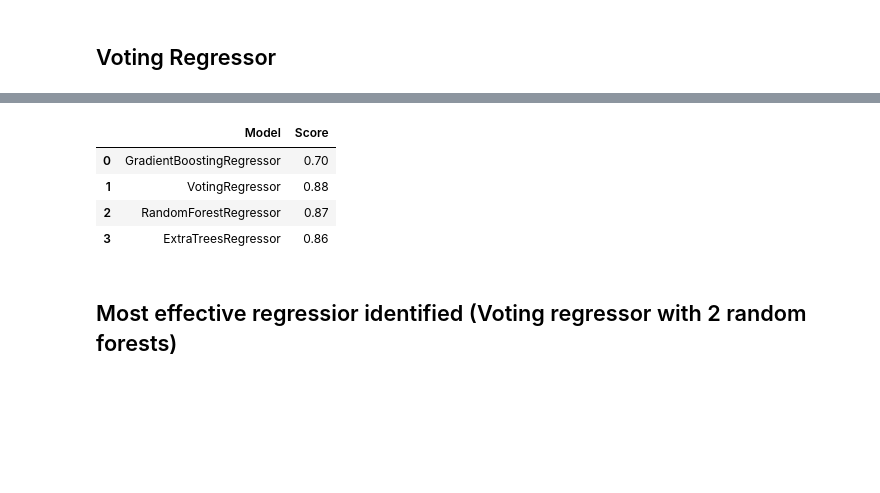
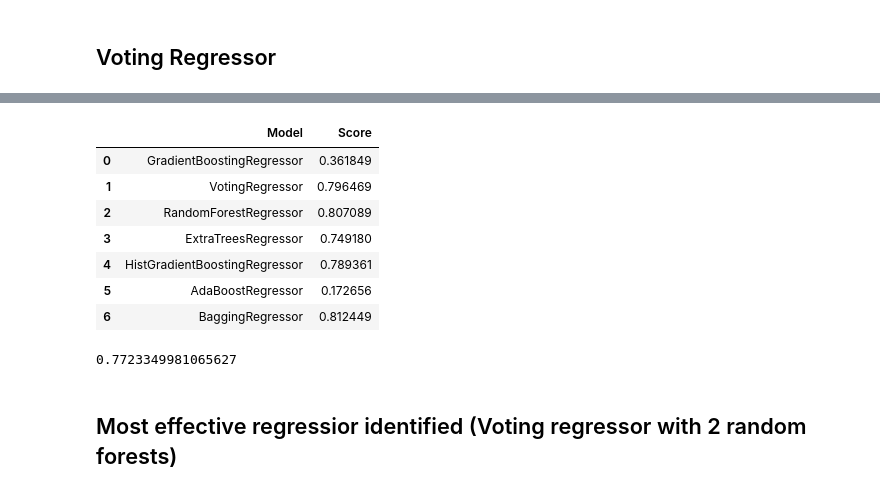
Before and after one commit to nadunys/data-storm-3.0, a Jupyter notebook: 2022-03-27/ds_2.ipynb, the cells around one changed output, grey strips where cells are left out. Drawn from its saved outputs; the diff is of its cells as text; code cells hidden in the pictures; blank space fills up the shorter version.

```diff
--- a/2022-03-27/ds_2.ipynb
+++ b/2022-03-27/ds_2.ipynb
@@ -358,33 +358,40 @@ plt.plot(Y_test - voting_reg_predictions, marker='o', linestyle='')
 # %%
-
-from sklearn.ensemble import GradientBoostingRegressor
+from sklearn.ensemble import GradientBoostingRegressor, HistGradientBoostingRegressor, AdaBoostRegressor, BaggingRegressor
 from sklearn.compose import TransformedTargetRegressor
 from sklearn.preprocessing import QuantileTransformer
 
-#generic function to fit model and return metrics for every algorithm
+# generic function to fit model and return metrics for every algorithm
+
+
 def boost_models(x):
-    #transforming target variable through quantile transformer
-    regr_trans = TransformedTargetRegressor(regressor=x, transformer=QuantileTransformer(output_distribution='normal'))
+    # transforming target variable through quantile transformer
+    regr_trans = TransformedTargetRegressor(
+        regressor=x, transformer=QuantileTransformer(output_distribution='normal'))
     regr_trans.fit(X_train, Y_train)
     yhat = regr_trans.predict(X_test)
-    algoname= x.__class__.__name__
-    return algoname, round(np.sqrt(explained_variance_score(Y_test, yhat)),2)
+    algoname = x.__class__.__name__
+    return algoname, get_ev_score(Y_test, yhat)
 
-r1 = RandomForestRegressor(n_estimators=100, random_state=10, criterion='absolute_error')
+
+r1 = RandomForestRegressor(
+    n_estimators=100, random_state=10, criterion='absolute_error')
 r2 = RandomForestRegressor(n_estimators=10, random_state=1)
 
 vr = VotingRegressor([('rf', r1), ('et', r2)])
 
-algo=[GradientBoostingRegressor(), vr, RandomForestRegressor(), ExtraTreesRegressor()]
-score=[]
+algo = [GradientBoostingRegressor(), vr, RandomForestRegressor(), ExtraTreesRegressor(), HistGradientBoostingRegressor(), AdaBoostRegressor(), BaggingRegressor()]
+score = []
 for a in algo:
     score.append(boost_models(a))
 
-#Collate all scores in a table
+# Collate all scores in a table
 pd.DataFrame(score, columns=['Model', 'Score'])
 # %% [output]
 |  | Model | Score |
-| 0 | GradientBoostingRegressor | 0.70 |
-| 1 | VotingRegressor | 0.88 |
-| 2 | RandomForestRegressor | 0.87 |
-| 3 | ExtraTreesRegressor | 0.86 |
+| 0 | GradientBoostingRegressor | 0.361849 |
+| 1 | VotingRegressor | 0.796469 |
+| 2 | RandomForestRegressor | 0.807089 |
+| 3 | ExtraTreesRegressor | 0.749180 |
+| 4 | HistGradientBoostingRegressor | 0.789361 |
+| 5 | AdaBoostRegressor | 0.172656 |
+| 6 | BaggingRegressor | 0.812449 |
@@ -391,3 +418,7 @@ pd.DataFrame(score, columns=['Model', 'Score'])
+# %%
+get_ev_score(val_y, hist_reg_predictions)
+# %% [output]
+0.7723349981065627
 # %% [markdown]
 ## Most effective regressior identified (Voting regressor with 2 random forests)
 # %%
```
Also changed, not shown: parts of 12 cells of this notebook, 1 other file.
